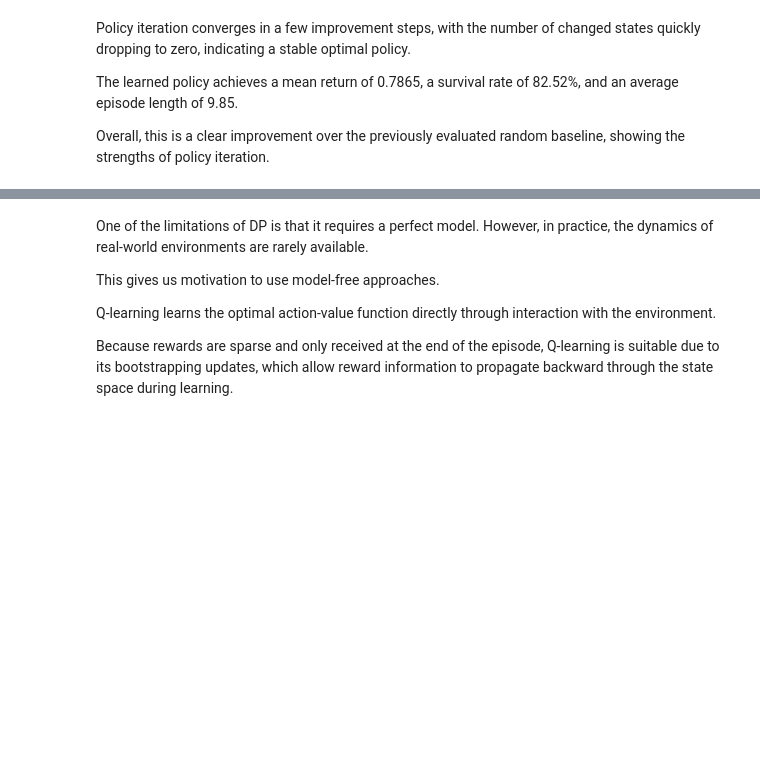
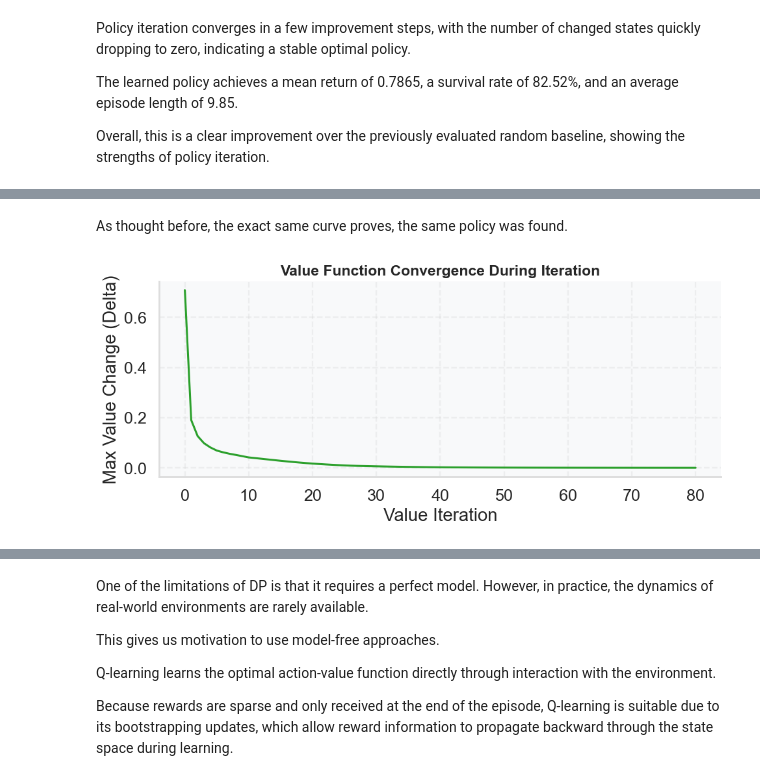
Before and after one commit to OliverKainIMS/ReinforcementLearningProject, a Jupyter notebook: sepsis_project - Students Version/rl_sepsis_project_configA.ipynb, the cells around one changed output, grey strips where cells are left out. Drawn from its saved outputs; the diff is of its cells as text; code cells hidden in the pictures; blank space fills up the shorter version.

```diff
--- a/sepsis_project - Students Version/rl_sepsis_project_configA.ipynb
+++ b/sepsis_project - Students Version/rl_sepsis_project_configA.ipynb
@@ -329,0 +377,22 @@ Overall, this is a clear improvement over the previously evaluated random baseli
+# %%
+# Global Style of the Plots
+
+sns.set_theme(style="whitegrid", context="talk")
+
+# Green + Blue palette
+BLUE = "#1f77b4"
+LIGHT_BLUE = "#7fb3d5"
+GREEN = "#2ca02c"
+LIGHT_GREEN = "#98df8a"
+DARK = "#264653"
+
+plt.rcParams.update({
+    "figure.facecolor": "white",
+    "axes.facecolor": "#f8f9fa",
+    "axes.edgecolor": "#dddddd",
+    "axes.spines.top": False,
+    "axes.spines.right": False,
+    "grid.alpha": 0.25,
+    "grid.linestyle": "--",
+    "font.size": 12,
+})
@@ -329,0 +531,26 @@ Overall, this is a clear improvement over the previously evaluated random baseli
+# %% [markdown]
+As thought before, the exact same curve proves, the same policy was found.
+# %%
+# Value Iteration Convergence Curve
+
+fig, ax = plt.subplots(figsize=(9, 4))
+
+ax.plot(
+    vi_metrics["delta_history"],
+    color=GREEN,
+    linewidth=2
+)
+
+ax.set_xlabel("Value Iteration")
+ax.set_ylabel("Max Value Change (Delta)")
+
+ax.set_title(
+    "Value Function Convergence During Iteration",
+    fontsize=15,
+    weight="bold"
+)
+
+plt.tight_layout()
+plt.show()
+# %% [output]
+[figure, added]
```
Also changed, not shown: parts of 48 cells of this notebook.
